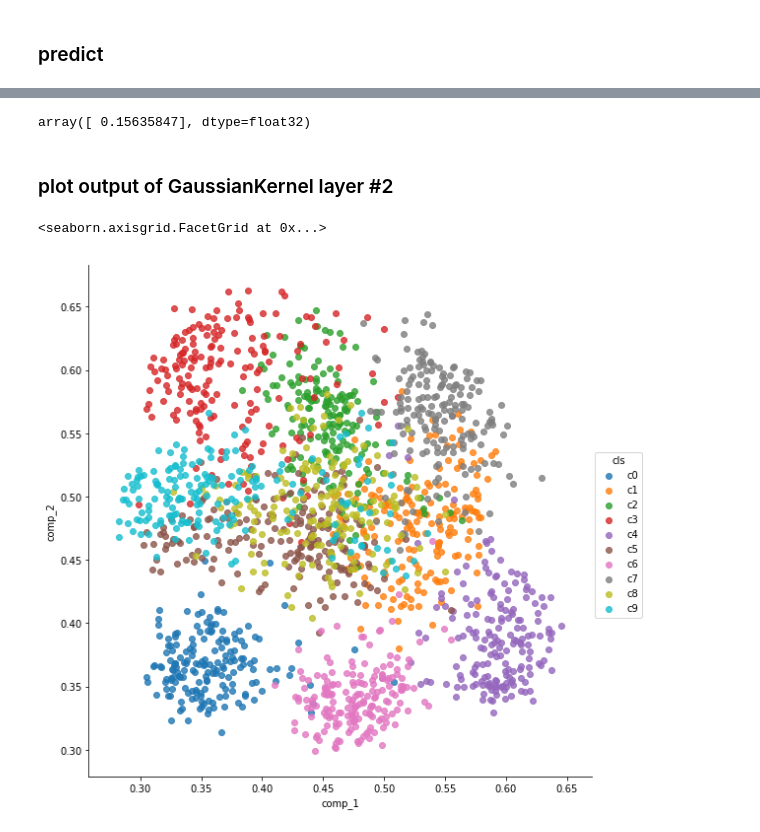
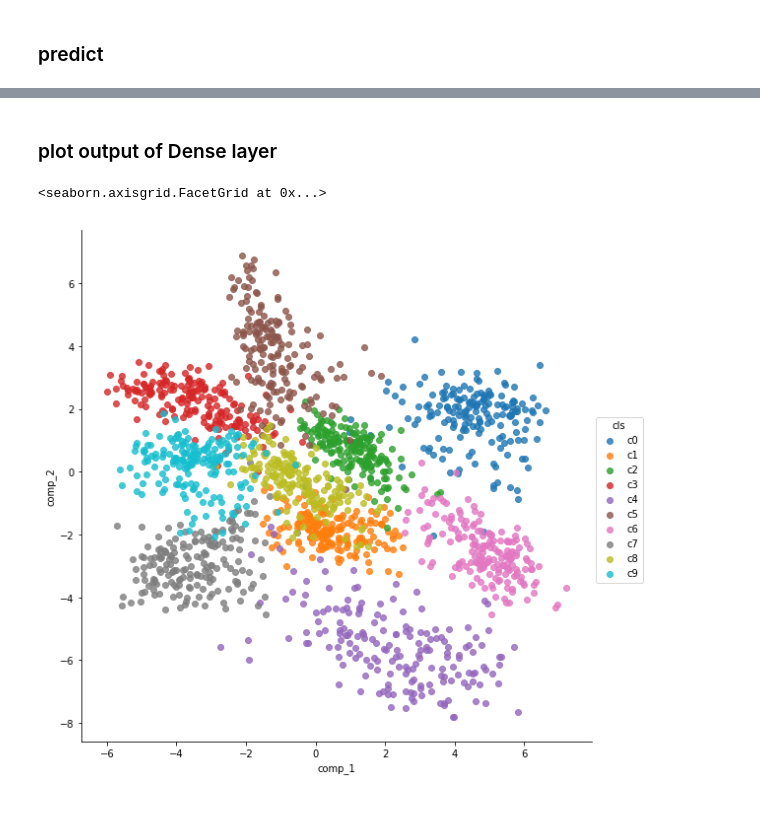
Before and after one commit to darecophoenixx/wordroid.sblo.jp, a Jupyter notebook: lib/keras_ex/GaussianKernel/demo/demo_digit_02.ipynb, the cells around one changed output, grey strips where cells are left out. Saved outputs shown, nothing was run; the diff lists cells and outputs as text; code cells hidden in the pictures.

```diff
--- a/lib/keras_ex/GaussianKernel/demo/demo_digit_02.ipynb
+++ b/lib/keras_ex/GaussianKernel/demo/demo_digit_02.ipynb
@@ -168,16 +168,12 @@ def make_modelz(gamma=0, gamma_svm=0.1, name='DUMMY'):
     inp = Input(shape=(64,), name='inp')
     oup = inp
 
-    oup_gk1 = GaussianKernel2(init_wgt, name='gkernel1',
-                              weights=[np.log(np.array([0.078125]))], trainable=True)(oup)
-    #oup_gk1 = GaussianKernel(num_lm, 64, kernel_gamma=1./(2.*64*0.1), weights=[init_wgt], trainable=False, name='gkernel1')(oup)
+    oup_gk1 = GaussianKernel(num_lm, 64, kernel_gamma=1./(2.*64*0.1), weights=[init_wgt], name='gkernel1')(oup)
     model_gk1 = Model(inp, oup_gk1)
 
-    oup_gk2 = GaussianKernel(num_lm2, num_lm, kernel_gamma=1./(2.*num_lm*0.1), name='gkernel2')(oup_gk1)
-    #oup_gk2 = GaussianKernel(num_lm2, num_lm, kernel_gamma='auto', name='gkernel2')(oup_gk1)
-    model_gk2 = Model(inp, oup_gk2)
-
-    oup = Dense(10, activation='softmax')(oup_gk2)
+    oup = Dense(2)(oup_gk1)
+    model_dense = Model(inp, oup)
+    oup = Dense(10, activation='softmax')(oup)
 
     model = Model(inp, oup)
     model.compile(loss='categorical_crossentropy', optimizer='adam', metrics=['accuracy'])
@@ -185,8 +181,7 @@ def make_modelz(gamma=0, gamma_svm=0.1, name='DUMMY'):
     return {
         'model': model,
         'model_gk1': model_gk1,
-        'model_gk2': model_gk2,
-        #'model_gk3': model_gk3,
+        'model_dense': model_dense,
     }
 
 models = make_modelz()
@@ -215,7 +210,7 @@ _________________________________________________________________
 # %%
 model.fit(X_sc, y_cat, verbose=0,
           batch_size=32,
-          epochs=6000)
+          epochs=300)
 # %% [output]
 <keras.callbacks.History at 0x...>
 # %% [markdown]
@@ -287,16 +282,11 @@ sns.pairplot(df, markers='.', hue='cls', size=2.2)
-# %%
-'''gamma of GaussianKernel layer #1'''
-np.exp(models['model_gk2'].get_layer('gkernel1').get_weights()[0])
-# %% [output]
-array([ 0.15635847], dtype=float32)
 # %% [markdown]
-### plot output of GaussianKernel layer #2
+### plot output of Dense layer
 # %%
-gk2_pred = models['model_gk2'].predict(X_sc, batch_size=1024)
-df = pd.DataFrame(gk2_pred[:,:5])
+pred_dense = models['model_dense'].predict(X_sc)
+df = pd.DataFrame(pred_dense[:,:5])
 df.columns = ["comp_1", "comp_2"]
 df['cls'] = ['c'+str(ee) for ee in y]
 sns.lmplot("comp_1", "comp_2", hue = "cls", data=df, fit_reg=False, size=8)
 # %% [output]
 <seaborn.axisgrid.FacetGrid at 0x...>
-[figure, old version]
+[figure, new version]
```
Also changed, not shown: parts of 7 cells of this notebook.
